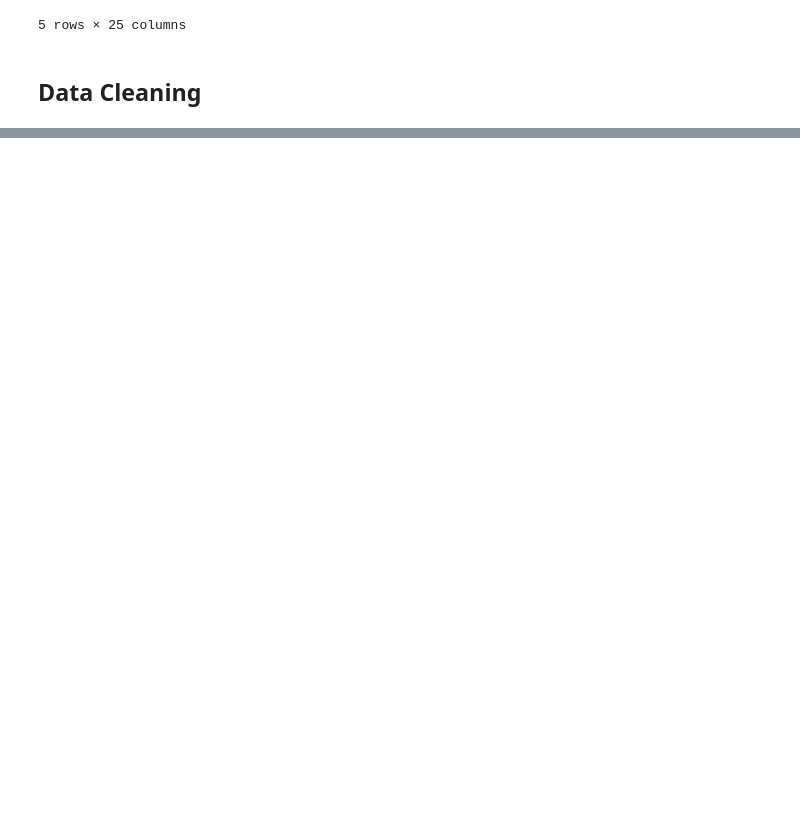
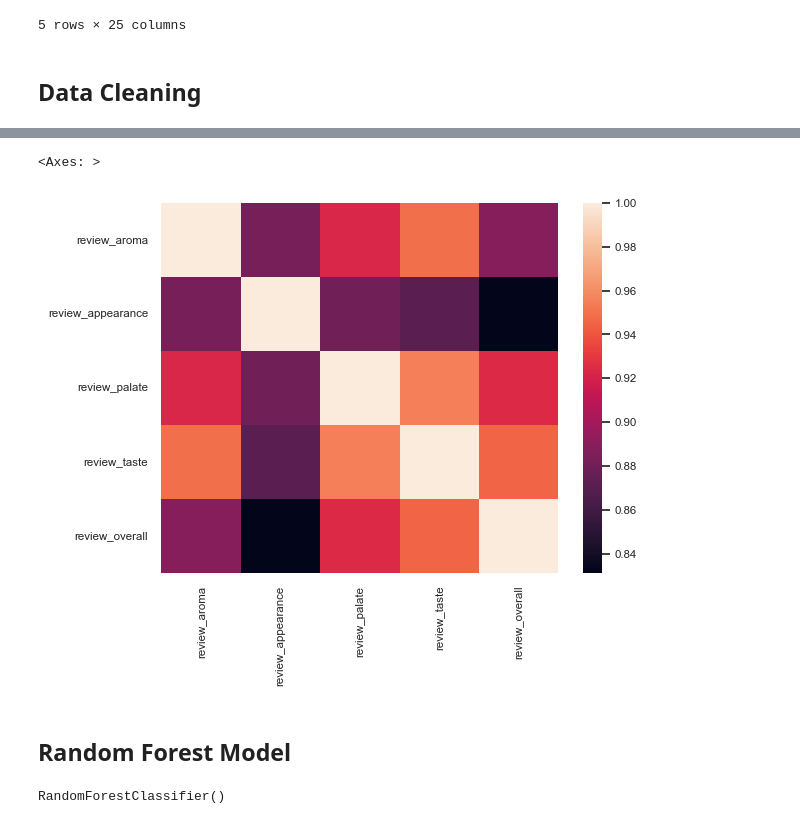
Before and after one commit to JSchlangen9/Beer-Classification, a Jupyter notebook: DTSA5509_ML Beer.ipynb, the cells around one changed output, grey strips where cells are left out. Drawn from its saved outputs; the diff is of its cells as text; code cells hidden in the pictures; blank space fills up the shorter version.

Commit message:
Initial Model Creation and Test

```diff
--- a/DTSA5509_ML Beer.ipynb
+++ b/DTSA5509_ML Beer.ipynb
@@ -74,0 +85,8 @@ sns.violinplot(review_data)
+# %%
+#Creating Correlation Heatmap for Review Attributes
+sns.heatmap(review_df.corr())
+# %% [output]
+<Axes: >
+[figure, added]
+# %% [markdown]
+## Random Forest Model
@@ -74,0 +98,5 @@ sns.violinplot(review_data)
+# %%
+clf = RandomForestClassifier()
+clf.fit(x_train, y_train)
+# %% [output]
+RandomForestClassifier()
```
Also changed, not shown: parts of 7 cells of this notebook, 1 other file.
